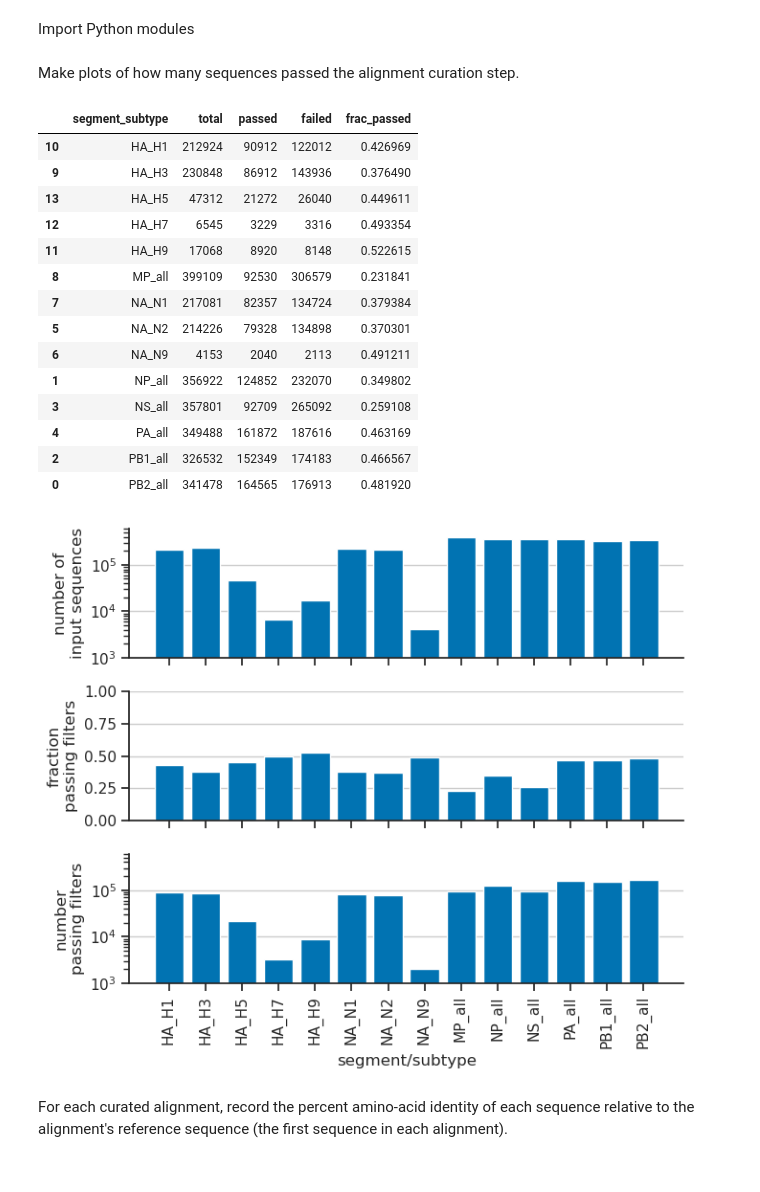
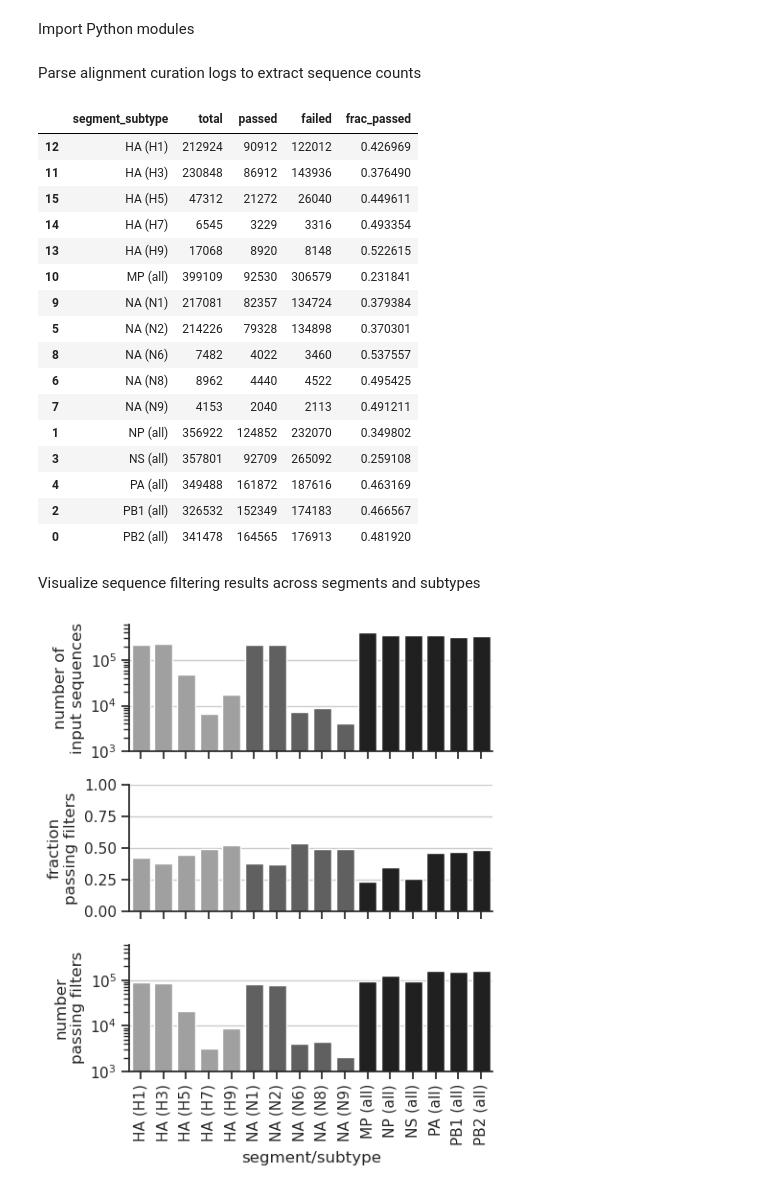
Before and after one commit to matsengrp/flu-usher, a Jupyter notebook: notebooks/analyze_alignments.ipynb, the cells around one changed output. Saved outputs shown, nothing was run; the diff lists cells and outputs as text; code cells hidden in the pictures.

```diff
--- a/notebooks/analyze_alignments.ipynb
+++ b/notebooks/analyze_alignments.ipynb
@@ -16,7 +16,7 @@ import matplotlib.pyplot as plt
 import seaborn as sns
 sns.set_theme(font_scale=1.0, style='ticks', palette='colorblind')
 # %% [markdown]
-Make plots of how many sequences passed the alignment curation step.
+Parse alignment curation logs to extract sequence counts
 # %%
 # Iterate over log files and extract summary statistics
 nseqs = defaultdict(list)
@@ -35,7 +35,7 @@ for segment in segment_dirs:
         passed_match = re.search(r'Passed quality filters: ([\d,]+)', log_content)
         failed_match = re.search(r'Failed quality filters: ([\d,]+)', log_content)
 
-        nseqs['segment_subtype'].append(f'{segment}_{subtype}')
+        nseqs['segment_subtype'].append(f'{segment} ({subtype})')
         nseqs['total'].append(int(total_match.group(1).replace(',', '')))
         nseqs['passed'].append(int(passed_match.group(1).replace(',', '')))
         nseqs['failed'].append(int(failed_match.group(1).replace(',', '')))
@@ -46,62 +46,74 @@ nseqs_df.sort_values('segment_subtype', inplace=True)
 nseqs_df
 # %% [output]
 |  | segment_subtype | total | passed | failed | frac_passed |
-| 10 | HA_H1 | 212924 | 90912 | 122012 | 0.426969 |
-| 9 | HA_H3 | 230848 | 86912 | 143936 | 0.376490 |
-| 13 | HA_H5 | 47312 | 21272 | 26040 | 0.449611 |
-| 12 | HA_H7 | 6545 | 3229 | 3316 | 0.493354 |
-| 11 | HA_H9 | 17068 | 8920 | 8148 | 0.522615 |
-| 8 | MP_all | 399109 | 92530 | 306579 | 0.231841 |
-| 7 | NA_N1 | 217081 | 82357 | 134724 | 0.379384 |
-| 5 | NA_N2 | 214226 | 79328 | 134898 | 0.370301 |
-| 6 | NA_N9 | 4153 | 2040 | 2113 | 0.491211 |
-| 1 | NP_all | 356922 | 124852 | 232070 | 0.349802 |
-| 3 | NS_all | 357801 | 92709 | 265092 | 0.259108 |
-| 4 | PA_all | 349488 | 161872 | 187616 | 0.463169 |
-| 2 | PB1_all | 326532 | 152349 | 174183 | 0.466567 |
-| 0 | PB2_all | 341478 | 164565 | 176913 | 0.481920 |
+| 12 | HA (H1) | 212924 | 90912 | 122012 | 0.426969 |
+| 11 | HA (H3) | 230848 | 86912 | 143936 | 0.376490 |
+| 15 | HA (H5) | 47312 | 21272 | 26040 | 0.449611 |
+| 14 | HA (H7) | 6545 | 3229 | 3316 | 0.493354 |
+| 13 | HA (H9) | 17068 | 8920 | 8148 | 0.522615 |
+| 10 | MP (all) | 399109 | 92530 | 306579 | 0.231841 |
+| 9 | NA (N1) | 217081 | 82357 | 134724 | 0.379384 |
+| 5 | NA (N2) | 214226 | 79328 | 134898 | 0.370301 |
+| 8 | NA (N6) | 7482 | 4022 | 3460 | 0.537557 |
+| 6 | NA (N8) | 8962 | 4440 | 4522 | 0.495425 |
+| 7 | NA (N9) | 4153 | 2040 | 2113 | 0.491211 |
+| 1 | NP (all) | 356922 | 124852 | 232070 | 0.349802 |
+| 3 | NS (all) | 357801 | 92709 | 265092 | 0.259108 |
+| 4 | PA (all) | 349488 | 161872 | 187616 | 0.463169 |
+| 2 | PB1 (all) | 326532 | 152349 | 174183 | 0.466567 |
+| 0 | PB2 (all) | 341478 | 164565 | 176913 | 0.481920 |
+# %% [markdown]
+Visualize sequence filtering results across segments and subtypes
 # %%
 # Create three subplots: total number (top), fraction passed (middle), number passed on log scale (bottom)
-fig, axes = plt.subplots(3, 1, figsize=(7, 6), sharex=True)
+fig, axes = plt.subplots(3, 1, figsize=(5, 6), sharex=True)
 
-# Define custom order: HA segments first, then NA segments, then the rest
-ha_segments = sorted([s for s in nseqs_df['segment_subtype'] if s.startswith('HA_')])
-na_segments = sorted([s for s in nseqs_df['segment_subtype'] if s.startswith('NA_')])
-other_segments = sorted([s for s in nseqs_df['segment_subtype'] if not s.startswith('HA_') and not s.startswith('NA_')])
+# Define custom order: HA segments first, then NA segments, then the rest alphabetically
+ha_segments = sorted([s for s in nseqs_df['segment_subtype'] if s.startswith('HA (')])
+na_segments = sorted([s for s in nseqs_df['segment_subtype'] if s.startswith('NA (')])
+other_segments = sorted([s for s in nseqs_df['segment_subtype'] if not s.startswith('HA (') and not s.startswith('NA (')])
 segment_order = ha_segments + na_segments + other_segments
 nseqs_df_ordered = nseqs_df.set_index('segment_subtype').loc[segment_order].reset_index()
 
-x = range(len(nseqs_df_ordered))
+# Create color palette based on segment type
+colors = []
+for segment in nseqs_df_ordered['segment_subtype']:
+    if segment.startswith('HA ('):
+        colors.append('#a0a0a0')  # Medium-light gray for HA
+    elif segment.startswith('NA ('):
+        colors.append('#606060')  # Medium-dark gray for NA
+    else:
+        colors.append('#202020')  # Very dark gray for other segments
 
 # Top subplot: total number
-axes[0].bar(x, nseqs_df_ordered['total'])
+sns.barplot(x=nseqs_df_ordered.index, y='total', hue=nseqs_df_ordered.index, data=nseqs_df_ordered, ax=axes[0], palette=colors, legend=False)
 axes[0].set_ylabel('number of\ninput sequences')
 axes[0].set_yscale('log')
 axes[0].set_ylim([1e3, 6e5])
+axes[0].set_xlabel('')
 
 # Middle subplot: fraction passed
-axes[1].bar(x, nseqs_df_ordered['frac_passed'])
+sns.barplot(x=nseqs_df_ordered.index, y='frac_passed', hue=nseqs_df_ordered.index, data=nseqs_df_ordered, ax=axes[1], palette=colors, legend=False)
 axes[1].set_ylabel('fraction\npassing filters')
 axes[1].set_ylim(0, 1)
+axes[1].set_xlabel('')
 
 # Bottom subplot: number passed (log scale)
-axes[2].bar(x, nseqs_df_ordered['passed'])
+sns.barplot(x=nseqs_df_ordered.index, y='passed', hue=nseqs_df_ordered.index, data=nseqs_df_ordered, ax=axes[2], palette=colors, legend=False)
 axes[2].set_yscale('log')
 axes[2].set_ylim([1e3, 6e5])
 axes[2].set_ylabel('number\npassing filters')
 axes[2].set_xlabel('segment/subtype')
 
 # Set x-tick labels
-axes[2].set_xticks(x)
+axes[2].set_xticks(range(len(nseqs_df_ordered)))
 axes[2].set_xticklabels(nseqs_df_ordered['segment_subtype'], rotation=90)
 
 # Despine all subplots and add horizontal grid lines
 for ax in axes:
     sns.despine(ax=ax)
     ax.yaxis.grid(True)
 
 plt.tight_layout()
 # %% [output]
-[figure, old version]
+[figure, new version]
-# %% [markdown]
-For each curated alignment, record the percent amino-acid identity of each sequence relative to the alignment's reference sequence (the first sequence in each alignment).
```
Also changed, not shown: parts of 12 cells of this notebook, 2 other files.
